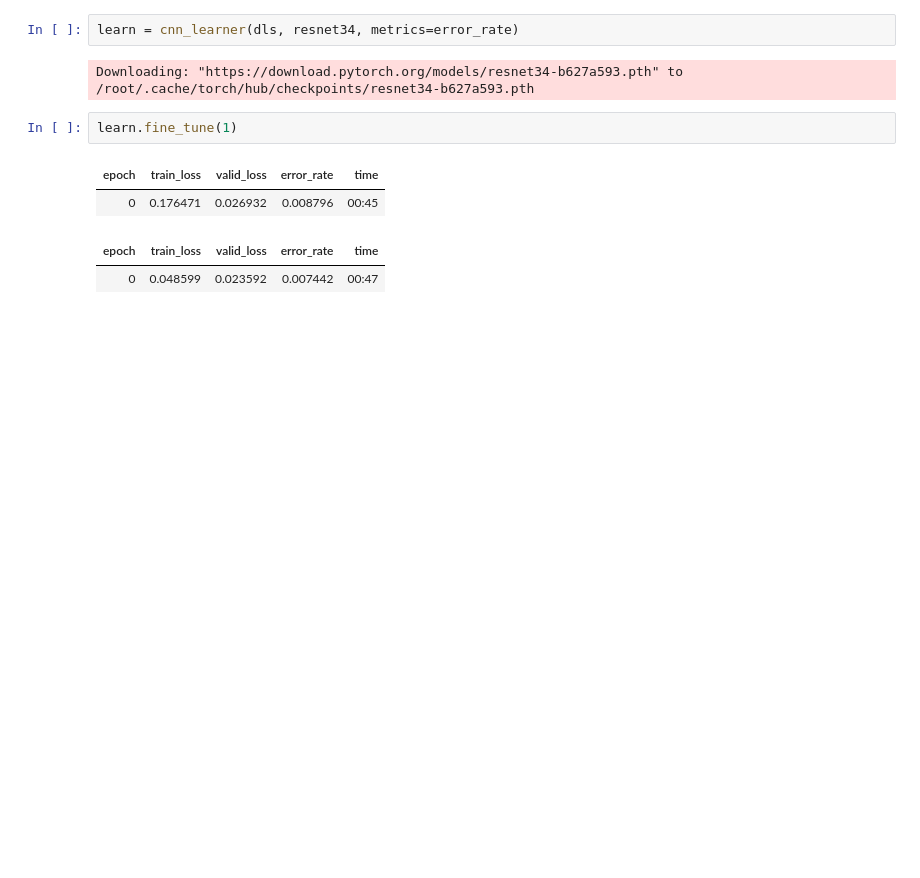
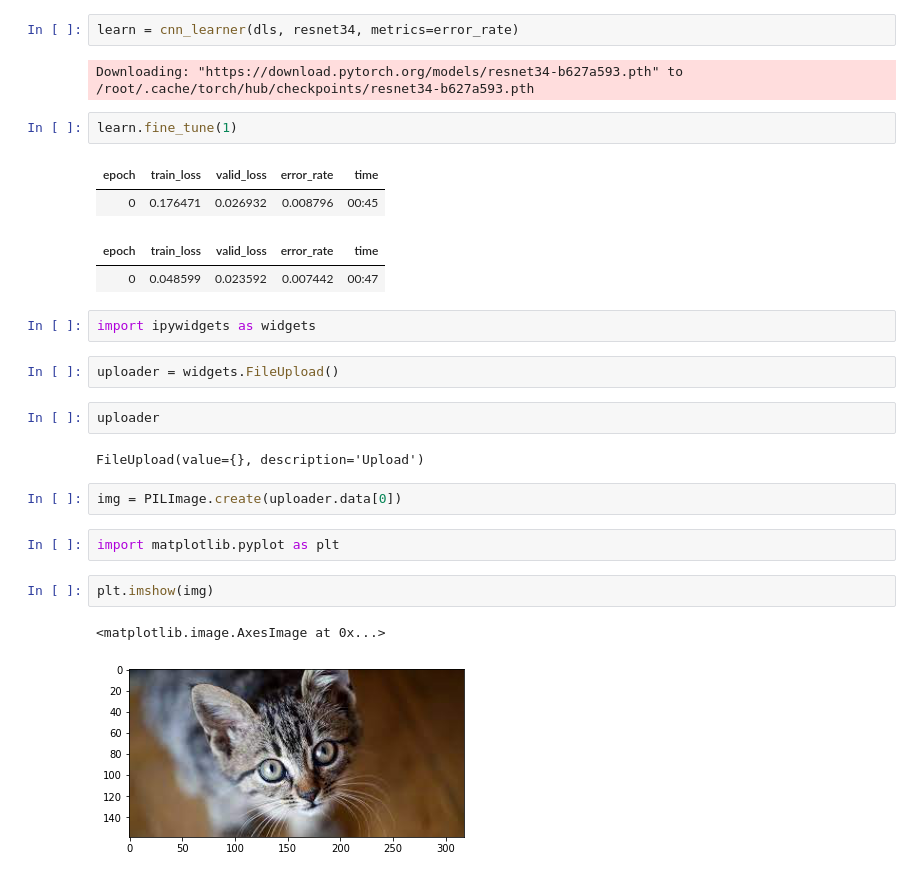
Before and after one commit to MohamedMoustafaNUIG/FastAI_Book, a Jupyter notebook: 01_intro.ipynb, the cells around one changed output. Saved outputs shown, nothing was run; the diff lists cells and outputs as text; blank space fills up the shorter version.

```diff
--- a/01_intro.ipynb
+++ b/01_intro.ipynb
@@ -28,3 +28,20 @@ learn.fine_tune(1)
 | 0 | 0.176471 | 0.026932 | 0.008796 | 00:45 |
 | epoch | train_loss | valid_loss | error_rate | time |
 | 0 | 0.048599 | 0.023592 | 0.007442 | 00:47 |
+# %%
+import ipywidgets as widgets
+# %%
+uploader = widgets.FileUpload()
+# %%
+uploader
+# %% [output]
+FileUpload(value={}, description='Upload')
+# %%
+img = PILImage.create(uploader.data[0])
+# %%
+import matplotlib.pyplot as plt
+# %%
+plt.imshow(img)
+# %% [output]
+<matplotlib.image.AxesImage at 0x...>
+[figure, added]
```
Also changed, not shown: parts of 30 cells of this notebook.
